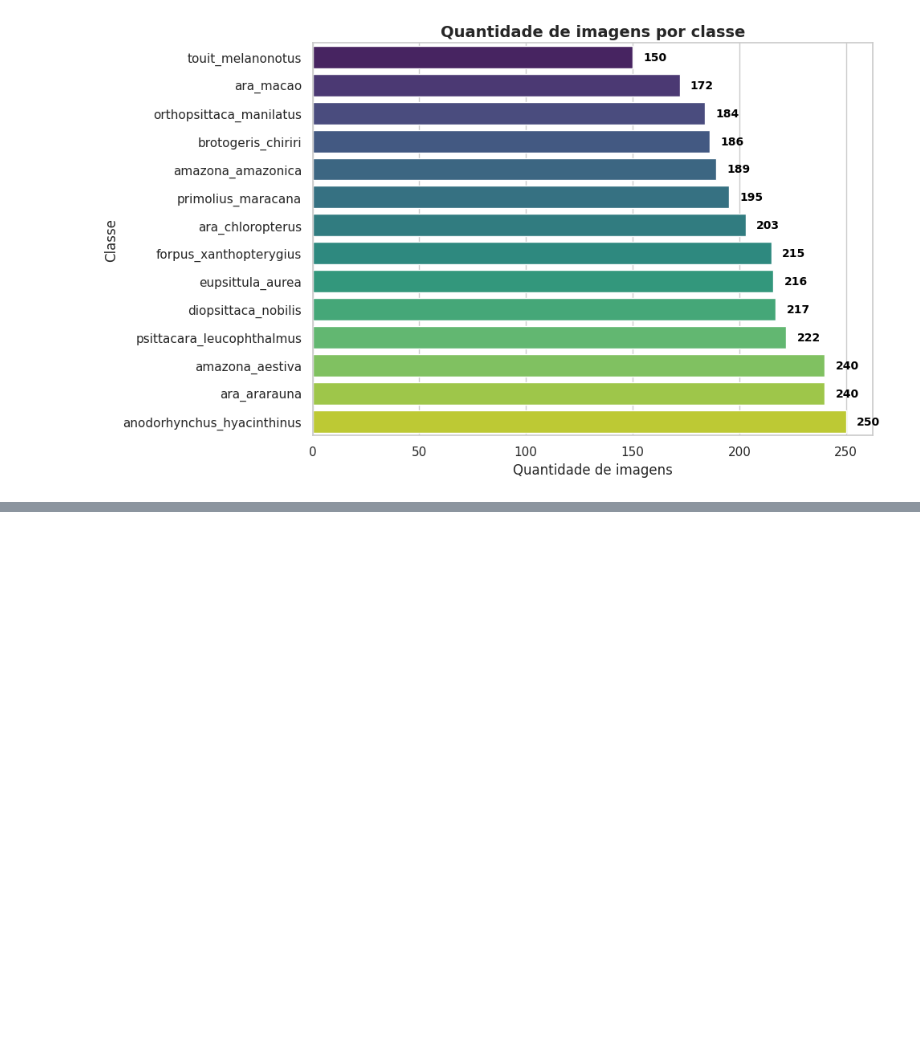
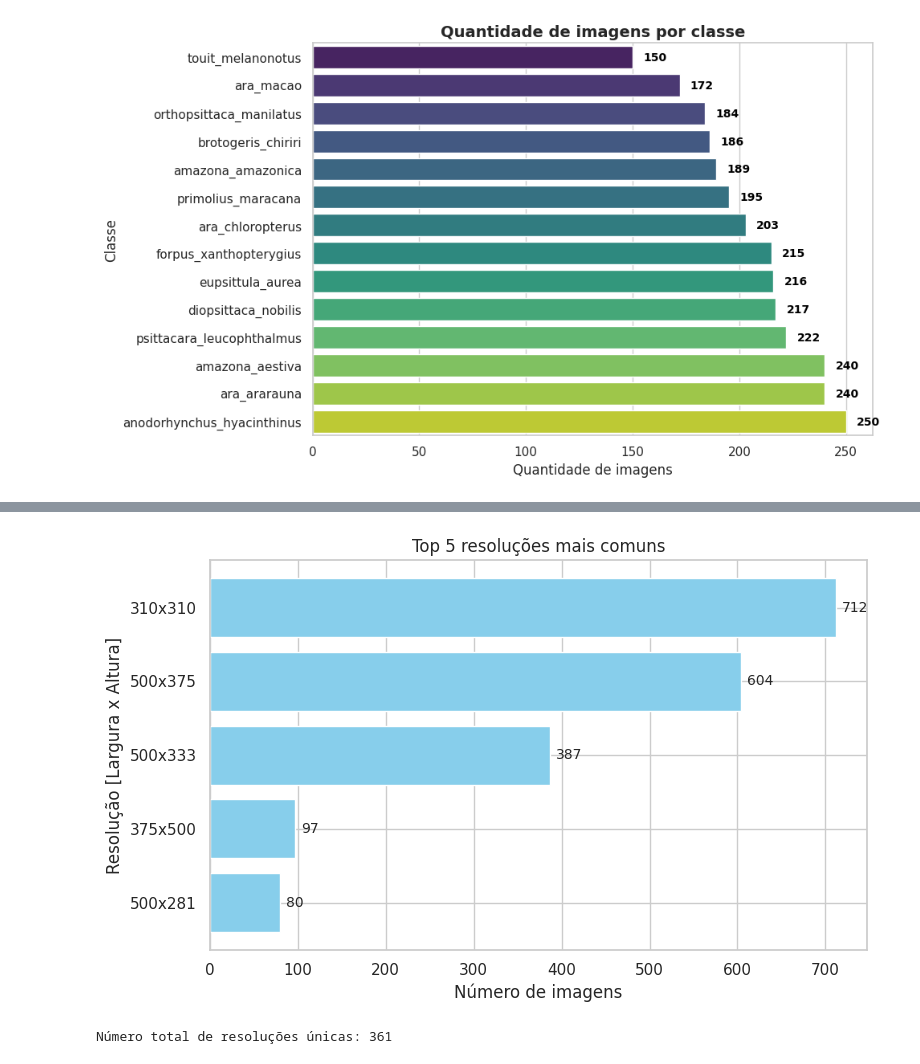
Before and after one commit to PedroSampaioDias/papagaio, a Jupyter notebook: papagaio.ipynb, the cells around one changed output, grey strips where cells are left out. Drawn from its saved outputs; the diff is of its cells as text; code cells hidden in the pictures; blank space fills up the shorter version.

```diff
--- a/papagaio.ipynb
+++ b/papagaio.ipynb
@@ -138,0 +234,51 @@ Passing `palette` without assigning `hue` is deprecated and will be removed in v
+# %%
+resolucoes = []
+
+# Percorre todas as subpastas e arquivos
+for root, dirs, files in os.walk(dataset_path):
+    for file in files:
+        ext = os.path.splitext(file)[1].lower()
+        if ext in [".jpg", ".jpeg", ".png", ".bmp", ".tiff", ".gif"]:
+            try:
+                img_path = os.path.join(root, file)
+                with Image.open(img_path) as img:
+                    w, h = img.size
+                    resolucoes.append(f"{w}x{h}")  # guarda como string "LxA"
+            except:
+                pass  # ignora arquivos corrompidos
+
+# Conta quantas imagens têm cada resolução
+contagem = Counter(resolucoes)
+
+# Pega as 5 resoluções mais comuns
+top5 = contagem.most_common(5)  # retorna lista de tuplas: [(resolucao, quantidade), ...]
+
+# Separa em listas para plot
+resolucoes_top5 = [item[0] for item in top5]
+quantidades_top5 = [item[1] for item in top5]
+
+# Cria gráfico horizontal
+plt.figure(figsize=(8,5))
+# inverte listas para colocar a maior barra em cima
+bars = plt.barh(resolucoes_top5[::-1], quantidades_top5[::-1], color="skyblue")
+plt.xlabel("Número de imagens")
+plt.ylabel("Resolução [Largura x Altura]")
+plt.title("Top 5 resoluções mais comuns")
+
+# Adiciona número de imagens na frente de cada barra
+for bar, qtd in zip(bars, quantidades_top5[::-1]):
+    plt.text(qtd + max(quantidades_top5)*0.01,
+             bar.get_y() + bar.get_height()/2,
+             str(qtd), va="center", fontsize=10)
+
+plt.tight_layout()
+plt.show()
+# %% [output]
+[figure, added]
+# %%
+contagem = Counter(resolucoes)
+
+total_resolucoes = len(contagem)
+print(f"Número total de resoluções únicas: {total_resolucoes}")
+# %% [output]
+Número total de resoluções únicas: 361
```
Also changed, not shown: parts of 5 cells of this notebook.
